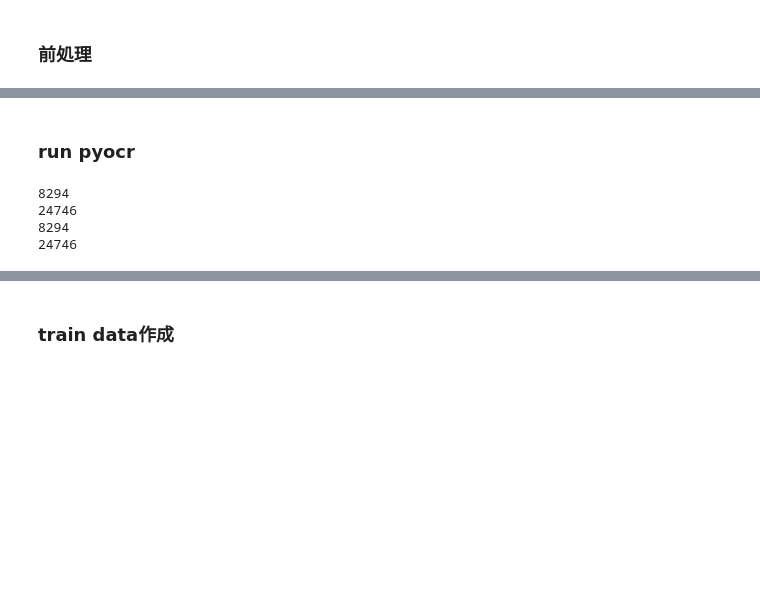
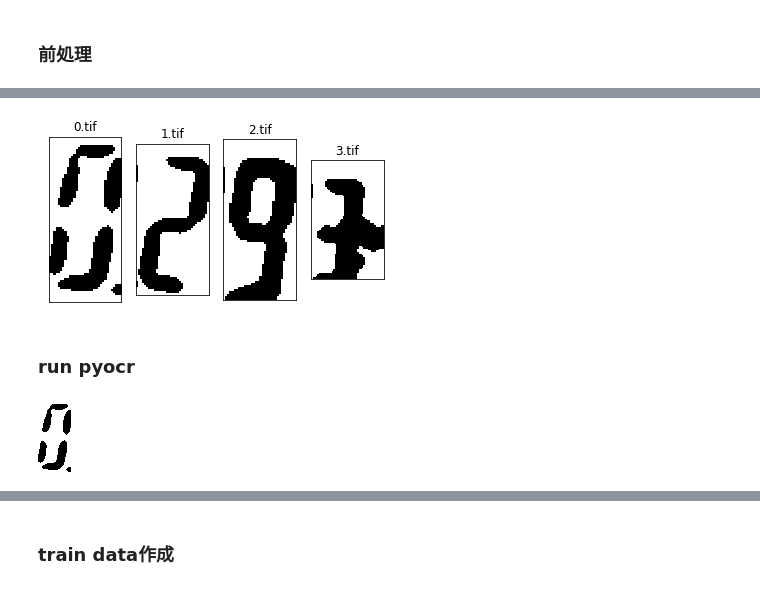
Before and after one commit to kenichiro-h/OCR_meter, a Jupyter notebook: getNumeric.ipynb, the cells around one changed output, grey strips where cells are left out. Cells and saved outputs as stored; diff of their text form; code cells hidden in the pictures; blank space fills up the shorter version.

```diff
--- a/getNumeric.ipynb
+++ b/getNumeric.ipynb
@@ -42,3 +42,43 @@ for i in range(5):
+# %%
+#イメージ切り取り
+path = "Input/test2.tif"
+img = cv2.imread(path, 0)
+img_cut =img[20:95,:] # 固定パラメータ
+# %%
+%matplotlib inline
+#数字ごとに切り取り
+n = []
+h = []
+for i in range(len(img_cut[0,:])):
+    n.append(i)
+    h.append(sum(img_cut[:,i]/255))
+cut1 = [i for i, x in enumerate(h)  if x < 75]
+count = 0
+v=[]
+for i in range(len(cut1)-1):
+    if cut1[i] == cut1[i+1] - 1:
+        v.append(count)
+    else:
+        count+=1
+        v.append(count)
+
+for n in range(count+1):
+    num = [ii for ii, x in enumerate(v)  if x == n]
+    num2 = []
+    for i in num:
+        num2.append(cut1[i])
+    img_cut2 = img_cut[:,num2]
+    save_img = Image.fromarray(img_cut2)
+    name = str(n)+".tif"
+
+    plt.subplot(1,count+1,n+1)
+    plt.imshow(img_cut2,'gray')
+    plt.title(name)
+    plt.xticks([]),plt.yticks([])
+
+    save_img.save("Input/"+name)
+# %% [output]
+[figure, added]
 # %% [markdown]
 ### run pyocr
 # %%
@@ -46,25 +86,31 @@ import pyocr
 import pyocr.builders
 tools = pyocr.get_available_tools()
 tool = tools[0]
+#使用する画像
+path = "Input/0.tif"
 res = tool.image_to_string(
     #'Global Thresholding (v = 135)'を使用
-    Image.open("Input/test2.tif"),
-    #trainしたlangを使用
-    lang="num",
-    builder=pyocr.builders.TextBuilder(tesseract_layout=6)
+    Image.open(path),
+    #langはeng
+    lang="eng",
+    builder=pyocr.builders.DigitBuilder(tesseract_layout=6)
 )
 res2 = tool.image_to_string(
     #'Global Thresholding (v = 135)'を使用
-    Image.open("Input/test2.tif"),
+    Image.open(path),
+    #trainしたlangを使用
+    lang="led",
+    builder=pyocr.builders.DigitBuilder(tesseract_layout=6)
+)
+res3 = tool.image_to_string(
+    #'Global Thresholding (v = 135)'を使用
+    Image.open(path),
     #trainしたlangを使用
     lang="num",
     builder=pyocr.builders.DigitBuilder(tesseract_layout=6)
 )
+
+tmp = cv2.imread(path, 0)
+Image.fromarray(tmp)
+# %% [output]
+[figure, added]
-# %%
-print(res)
-print(res2)
-# %% [output]
-8294
-24746
-8294
-24746
```
Also changed, not shown: parts of 3 cells of this notebook.
